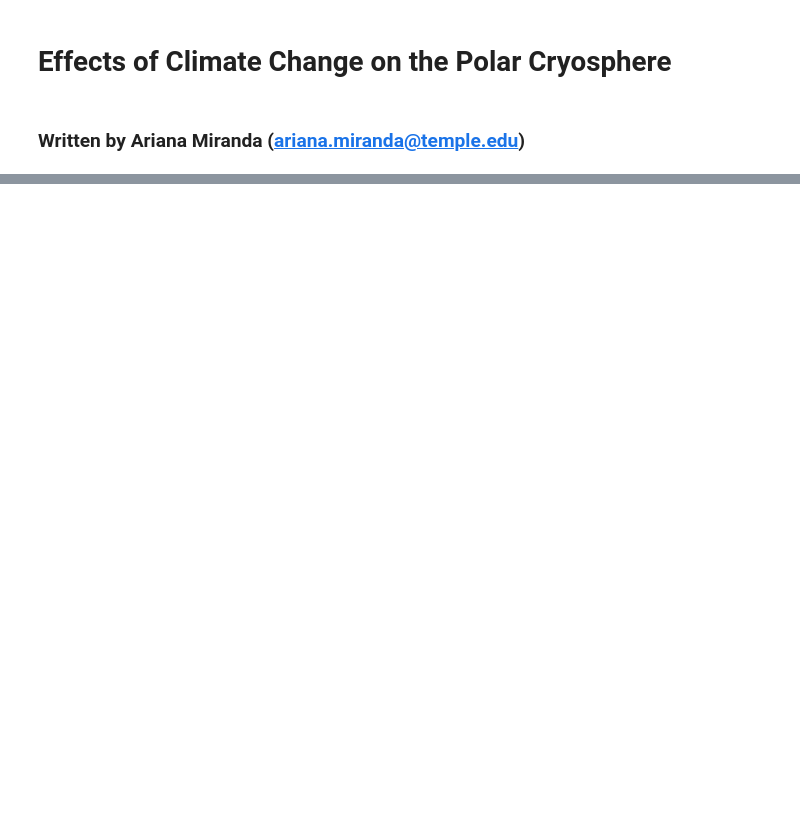
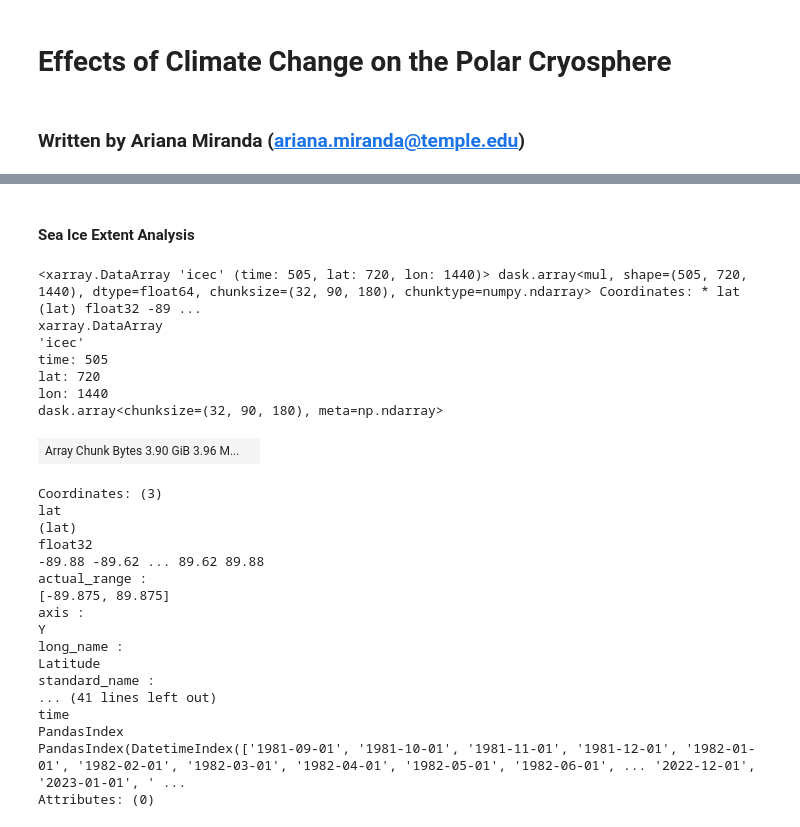
Before and after one commit to EES-3506-5506/Miranda_Unit5, a Jupyter notebook: notebooks/Miranda_MiniP2.ipynb, the cells around one changed output, grey strips where cells are left out. Saved outputs shown, nothing was run; the diff lists cells and outputs as text; code cells hidden in the pictures; blank space fills up the shorter version.

```diff
--- a/notebooks/Miranda_MiniP2.ipynb
+++ b/notebooks/Miranda_MiniP2.ipynb
@@ -44,0 +52,38 @@ seaice_observations = xr.open_zarr('/home/ees_student/Miranda_Unit5/data/seaice_
+# %% [markdown]
+#### Sea Ice Extent Analysis
+# %%
+#Create function to convert sea ice from m2 to Mm2
+SIE = seaice_observations*seaice_gridcell_area.cell_area
+SIE_km2 = SIE*0.000000000001
+
+
+SIE_metric = SIE_km2.icec
+SIE_weighted = SIE_metric
+# %%
+SIE_weighted
+# %% [output]
+<xarray.DataArray 'icec' (time: 505, lat: 720, lon: 1440)> dask.array<mul, shape=(505, 720, 1440), dtype=float64, chunksize=(32, 90, 180), chunktype=numpy.ndarray> Coordinates: * lat (lat) float32 -89 ...
+xarray.DataArray
+'icec'
+time: 505
+lat: 720
+lon: 1440
+dask.array<chunksize=(32, 90, 180), meta=np.ndarray>
+| Array Chunk Bytes 3.90 GiB 3.96 M... |  |
+Coordinates: (3)
+lat
+(lat)
+float32
+-89.88 -89.62 ... 89.62 89.88
+actual_range :
+[-89.875, 89.875]
+axis :
+Y
+long_name :
+Latitude
+standard_name :
+... (41 lines left out)
+time
+PandasIndex
+PandasIndex(DatetimeIndex(['1981-09-01', '1981-10-01', '1981-11-01', '1981-12-01', '1982-01-01', '1982-02-01', '1982-03-01', '1982-04-01', '1982-05-01', '1982-06-01', ... '2022-12-01', '2023-01-01', ' ...
+Attributes: (0)
```
Also changed, not shown: parts of 64 cells of this notebook.
